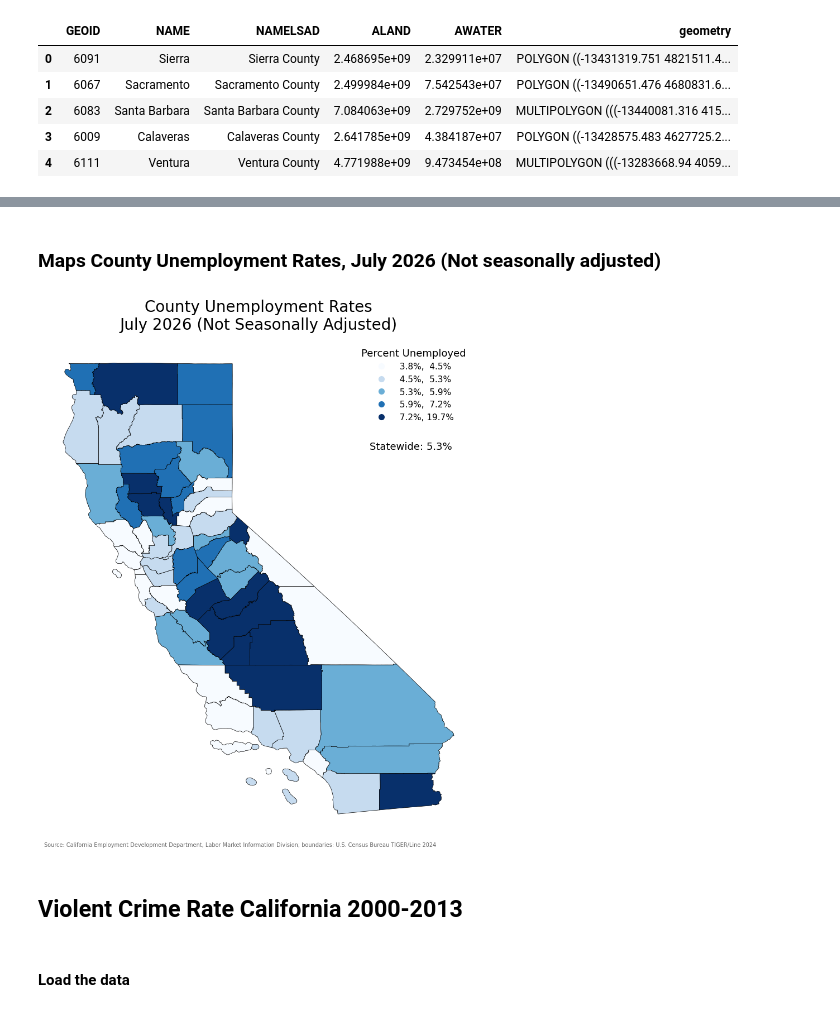
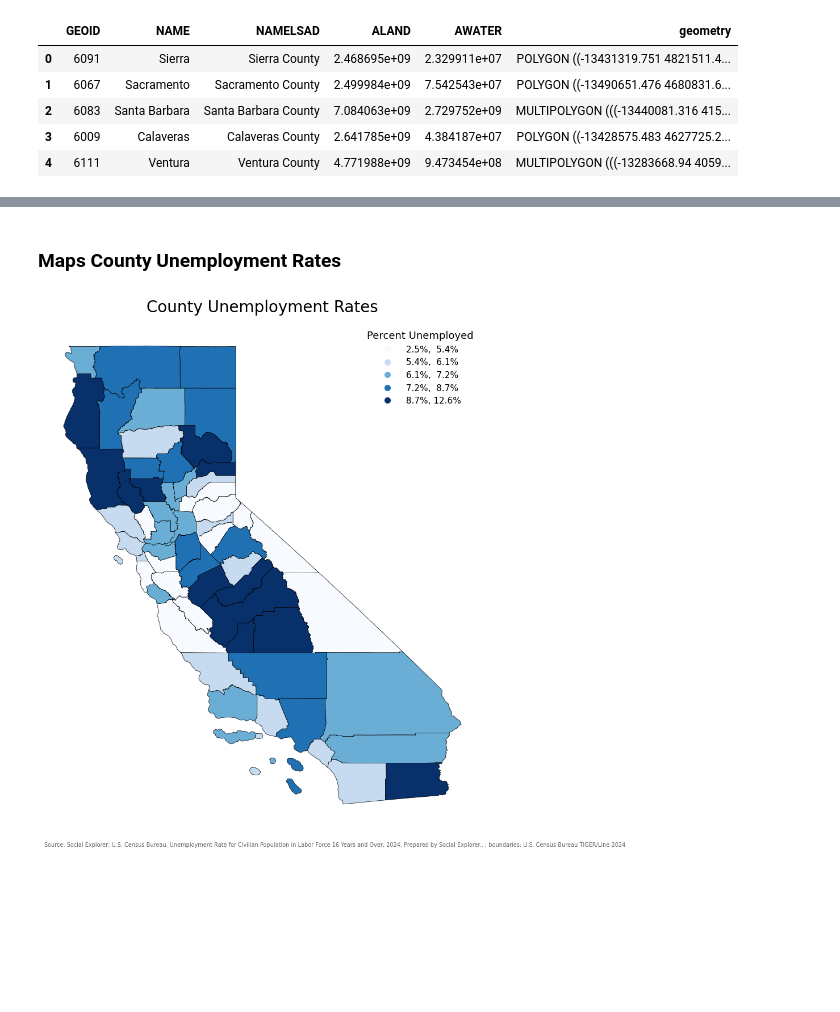
Before and after one commit to HowardChen0211/gisPy, a Jupyter notebook: ProblemSets_map.ipynb, the cells around one changed output, grey strips where cells are left out. Saved outputs shown, nothing was run; the diff lists cells and outputs as text; code cells hidden in the pictures; blank space fills up the shorter version.

Commit message:
Deleted the Crime Section

```diff
--- a/ProblemSets_map.ipynb
+++ b/ProblemSets_map.ipynb
@@ -520,0 +537,10 @@ np.int64(0)
+# %%
+# Rename the columns
+unemployment.rename(columns={"NAME":"County",
+                             "Civilian Population in Labor Force 16 Years and Over": "Labor Force",
+                             "Civilian Population in Labor Force 16 Years and Over: Employed": "Employed",
+                             'Civilian Population in Labor Force 16 Years and Over: Unemployed':"Unemployed"}, inplace=True)
+# %%
+# get rid of ' County, California'
+unemployment["County"] = unemployment["County"].str.replace(" County, California", "")
+unemployment.head()
@@ -521,9 +554,9 @@ np.int64(0)
 # %%
 # Convert the data type
-unemployment['Labor Force'] = unemployment['Labor Force'].str.replace(',', '').astype(int)
-unemployment['Employment'] = unemployment['Employment'].str.replace(',', '').astype(int)
-unemployment['Unemployment'] = unemployment['Unemployment'].str.replace(',', '').astype(int)
-unemployment['Rate'] = unemployment['Rate'].str.replace('%', '').astype(float)
+unemployment['Labor Force'] = unemployment['Labor Force'].astype(int)
+unemployment['Employed'] = unemployment['Employed'].astype(int)
+unemployment['Unemployed'] = unemployment['Unemployed'].astype(int)
+unemployment['Rate'] = unemployment['Unemployed'] / unemployment['Labor Force'] * 100
 
 unemployment.info()
 # %% [output]
@@ -542,6 +576,3 @@ memory usage: 2.4+ KB
-# %%
-# In order to merge the counties with unemployment dataframe, I need to make sure the County Name are on the same level.
-unemployment["County"] = unemployment["County"].str.title()
 # %%
 unemployment.head()
 # %% [output]
@@ -589,47 +624,38 @@ gdf.isna().sum()
 | Rate | 0 |
 dtype: int64
 # %% [markdown]
-### Maps County Unemployment Rates, July 2026 (Not seasonally adjusted)
+### Maps County Unemployment Rates
 # %%
 # Source: https://geopandas.org/en/stable/docs/user_guide/mapping.html
 
 fig, ax = plt.subplots(1, 1, figsize=(8, 10))
 
 gdf.plot(
     ax=ax,
     column="Rate", # Data to plot
     cmap='Blues', # color palette
     legend=True,
     scheme='quantiles', # k = 5, Number of classes defalut is 5
     edgecolor='black',
     linewidth=0.5,
     legend_kwds={"title": "Percent Unemployed", 'fmt': '{:.1f}%', 'loc': 'upper right',
                   'markerscale': 0.8, 'frameon': False, 'fontsize': 11, "title_fontsize": 13, 'edgecolor':"black"}
 )
 
-# State rate  # Source: https://matplotlib.org/stable/api/_as_gen/matplotlib.pyplot.annotate.html
-statewide = unemployment["Rate"][:1].values[0]
-ax.annotate(f"Statewide: {statewide:.1f}%",
-            xy=(0.95, 0.780), xycoords="axes fraction",
-            ha="right", fontsize=13)
 
-ax.set_title("County Unemployment Rates\nJuly 2026 (Not Seasonally Adjusted)",
+ax.set_title("County Unemployment Rates",
              fontsize=20, pad=14)
 
 
 fig.text(0.02, 0.015,
-         "Source: California Employment Development Department, "
-         "Labor Market Information Division; boundaries: U.S. Census Bureau TIGER/Line 2024",
+         "Source: Social Explorer; U.S. Census Bureau. Unemployment Rate for Civilian Population in Labor Force 16 Years and Over, 2024. Prepared by Social Explorer., "
+         "; boundaries: U.S. Census Bureau TIGER/Line 2024",
          fontsize=7, color="#666666")
 
 ax.set_axis_off()
 ax.set_xticks([])
 ax.set_yticks([])
 fig.tight_layout()
 plt.show()
 # %% [output]
-[figure, old version]
+[figure, new version]
-# %% [markdown]
-## Violent Crime Rate California 2000-2013
-# %% [markdown]
-#### Load the data
```
Also changed, not shown: parts of 24 cells of this notebook.
